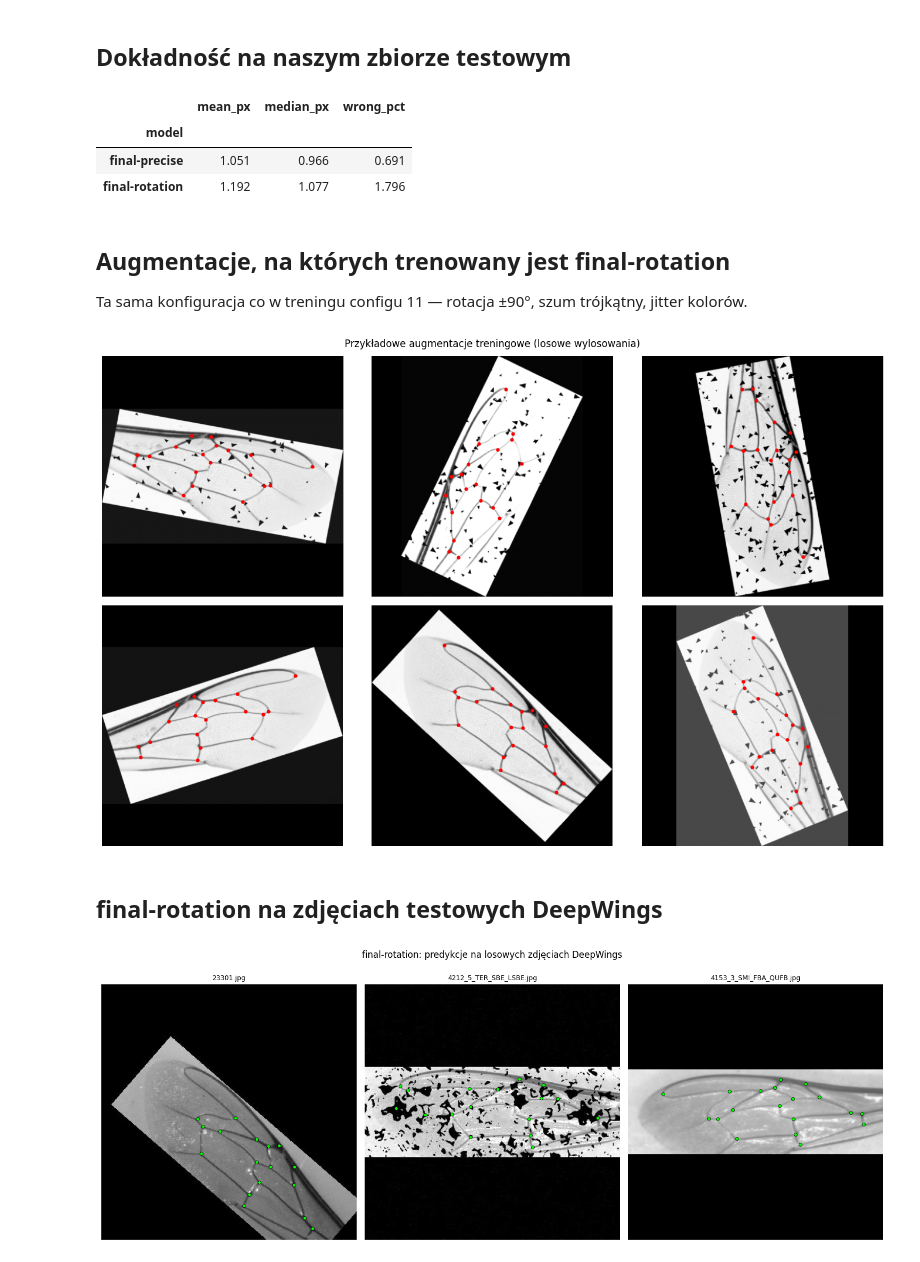
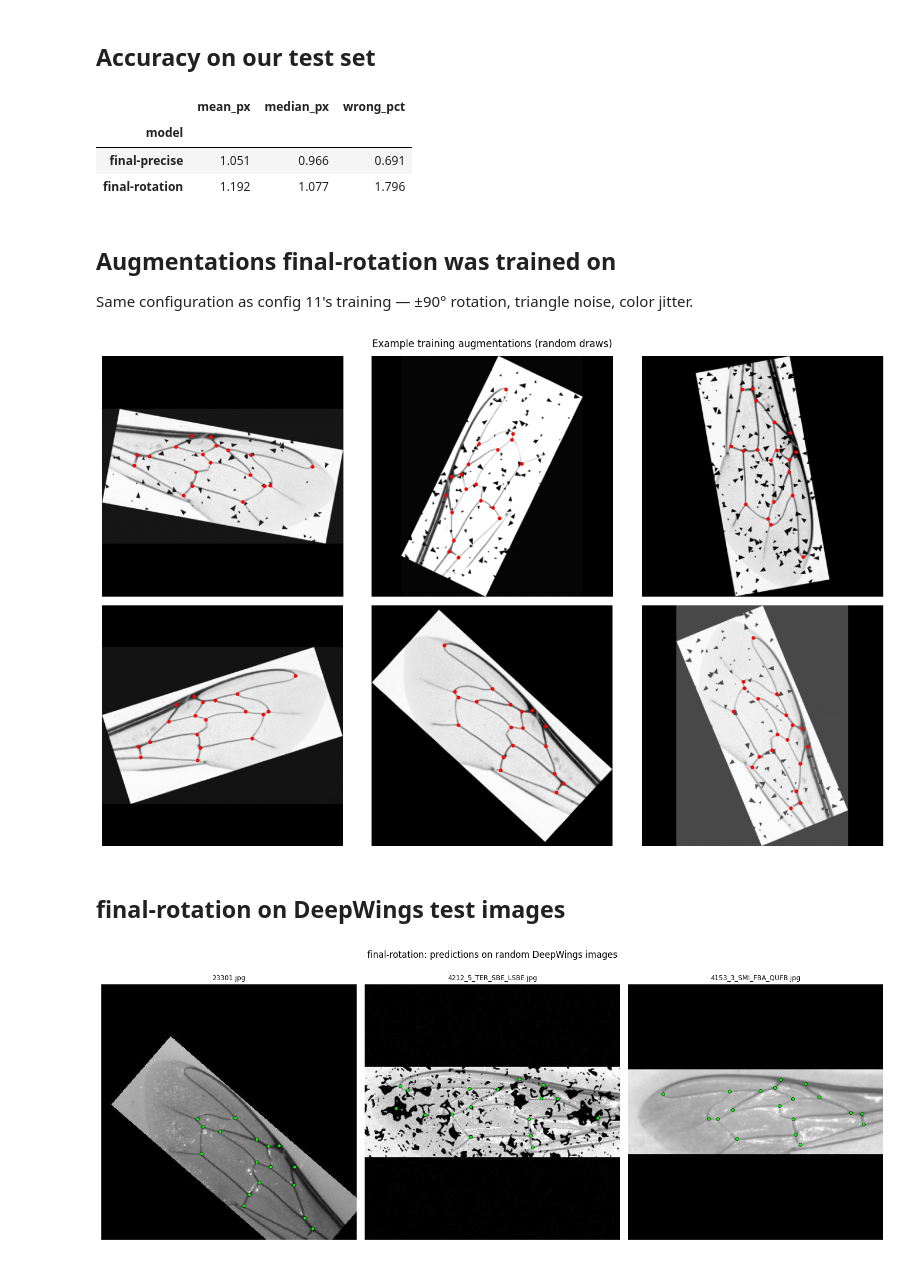
Before and after one commit to mkrajew/bees, a Jupyter notebook: notebooks/29_final_results_showcase.ipynb, the cells around one changed output. Cells and saved outputs as stored; diff of their text form; code cells hidden in the pictures.

```diff
--- a/notebooks/29_final_results_showcase.ipynb
+++ b/notebooks/29_final_results_showcase.ipynb
@@ -58,5 +58,5 @@ Modele wczytane.
-# %% [markdown]
-## Dokładność na naszym zbiorze testowym
+# %% [markdown]
+## Accuracy on our test set
 # %%
 def evaluate(model, dataset, allow_reflection):
     all_errs, n_total, n_wrong = [], 0, 0
@@ -91,10 +91,10 @@ display(our_results_df.round(3))
 | model |  |  |  |
 | final-precise | 1.051 | 0.966 | 0.691 |
 | final-rotation | 1.192 | 1.077 | 1.796 |
-# %% [markdown]
-## Augmentacje, na których trenowany jest final-rotation
-
-Ta sama konfiguracja co w treningu configu 11 — rotacja ±90°, szum trójkątny, jitter kolorów.
+# %% [markdown]
+## Augmentations final-rotation was trained on
+
+Same configuration as config 11's training — ±90° rotation, triangle noise, color jitter.
 # %%
 from torchvision import tv_tensors
 
@@ -104,37 +104,37 @@ aug_cfg = TrainAugmentConfig(
     color_jitter_p=1.0, color_jitter_brightness_range=(0.5, 1.5), color_jitter_contrast_range=(0.5, 1.5),
 )
 transform = build_train_transform(400, aug_cfg)
 
 raw_ds = WingsRawDataset(COUNTRIES, PROCESSED_DATA_DIR / "cropped")
 random.seed(7)
 idx = random.randrange(len(raw_ds))
 image, orig_label, (orig_w, orig_h) = raw_ds[idx]
 x_coords = orig_label[::2].clone().float()
 y_coords_top = orig_h - orig_label[1::2].clone().float() - 1
 keypoints_raw = torch.stack([x_coords, y_coords_top], dim=-1)
 
 # Must wrap as tv_tensors (exactly like TransformedMaskDataset.__getitem__,
 # wings/dataset.py) -- otherwise torchvision's v2 transforms rotate the
 # image but silently leave a plain keypoints tensor untouched.
 image_tv = tv_tensors.Image(image)
 keypoints_tv = tv_tensors.KeyPoints(keypoints_raw, canvas_size=(orig_h, orig_w))
 
 fig, axes = plt.subplots(2, 3, figsize=(14, 9))
 for i, ax in enumerate(axes.flat):
     torch.manual_seed(1000 + i)
     aug_img, aug_kp = transform(image_tv, keypoints_tv)
     aug_img = aug_img.as_subclass(torch.Tensor)
     aug_kp = aug_kp.as_subclass(torch.Tensor)
     ax.imshow(aug_img.squeeze().numpy(), cmap="gray")
     ax.scatter(aug_kp[:, 0], aug_kp[:, 1], s=12, c="red")
     ax.axis("off")
-plt.suptitle("Przykładowe augmentacje treningowe (losowe wylosowania)")
+plt.suptitle("Example training augmentations (random draws)")
 plt.tight_layout()
 plt.show()
 # %% [output]
-[figure, old version]
+[figure, new version]
 # %% [markdown]
-## final-rotation na zdjęciach testowych DeepWings
+## final-rotation on DeepWings test images
 # %%
 dw_result = evaluate_checkpoint_on_deepwings(
     MODELS_DIR / "final" / "final-rotation.ckpt", mean_coords, sigmoid=False, device=device,
```
Also changed, not shown: parts of 17 cells of this notebook.
